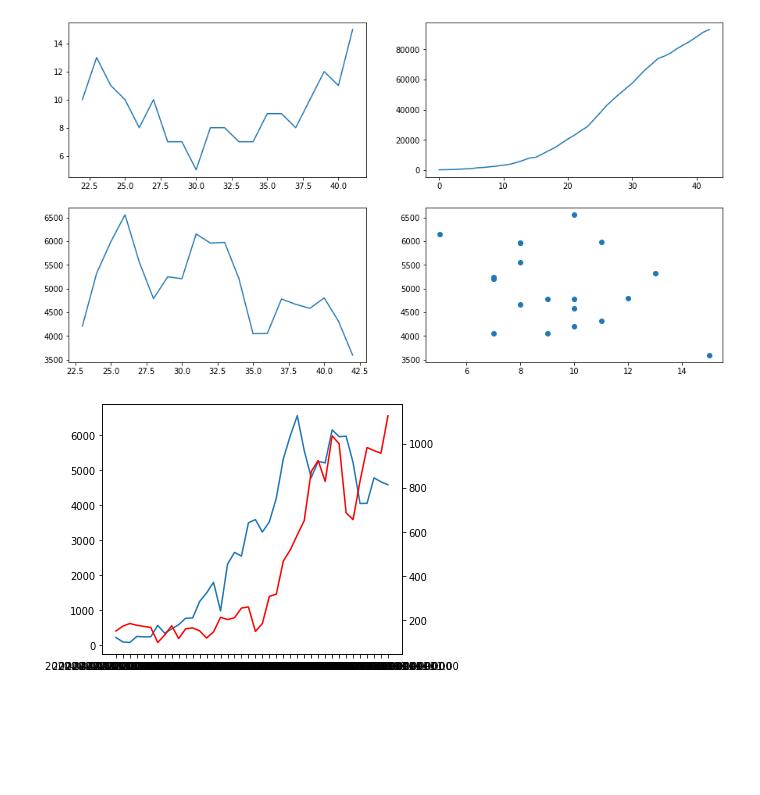
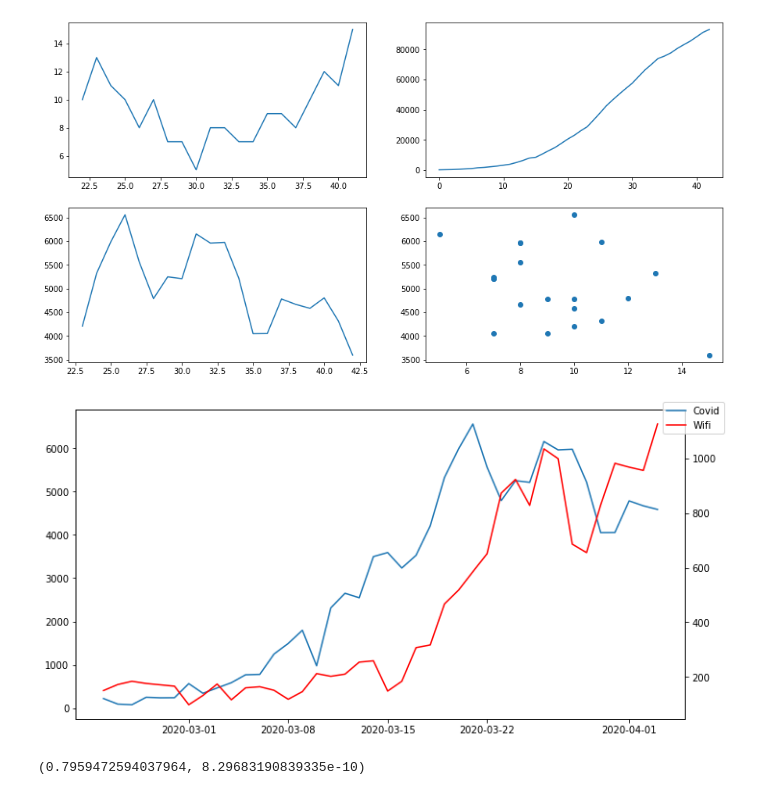
Before and after one commit to Bertonc98/BadCharts, a Jupyter notebook: covid_charts.ipynb, the cells around one changed output. Saved outputs shown, nothing was run; the diff lists cells and outputs as text; code cells hidden in the pictures; blank space fills up the shorter version.

Commit message:
label and correlation wifi

```diff
--- a/covid_charts.ipynb
+++ b/covid_charts.ipynb
@@ -102,19 +104,25 @@ plt.show()
 # %% [output]
 [figure]
 # %%
-#Fake spurious
+#Correlazione
 nuovi_data = csv['nuovi_positivi'][:40]
 wifi_csv = pd.read_csv('wifi.csv', sep=';', parse_dates=True)
 wifi_data=wifi_csv[(wifi_csv['Zona']=='OWM Zona1') & (wifi_csv['Data']>='2020-02-24 00:00:00+02:00')][:40]
 time_base = wifi_data['Data']
 
-fig, ax1 = plt.subplots()
+fig, ax1 = plt.subplots(figsize=(10,5))
 ax2 = ax1.twinx()
 
-ax1.plot(time_base, nuovi_data)
-ax2.plot(time_base, wifi_data['Valore'], 'r-')
+ax1.plot(x_values[:40], nuovi_data)
+ax2.plot(x_values[:40], wifi_data['Valore'], 'r-')
+
+fig.legend(["Covid", "Wifi"])
 
 fig.tight_layout()
 plt.show()
 # %% [output]
-[figure, old version]
+[figure, new version]
+# %%
+st.pearsonr(nuovi_data,wifi_data['Valore'])
+# %% [output]
+(0.7959472594037964, 8.29683190839335e-10)
```
Also changed, not shown: parts of 5 cells of this notebook, 1 other file.
